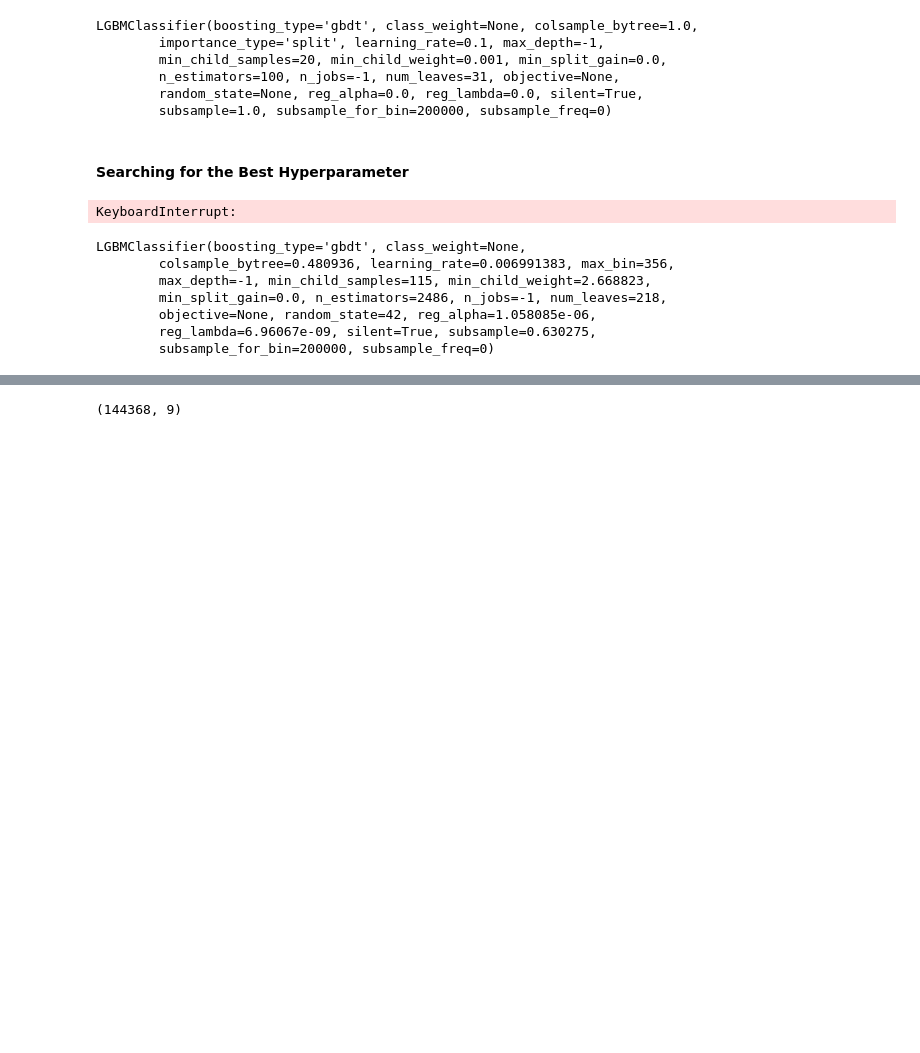
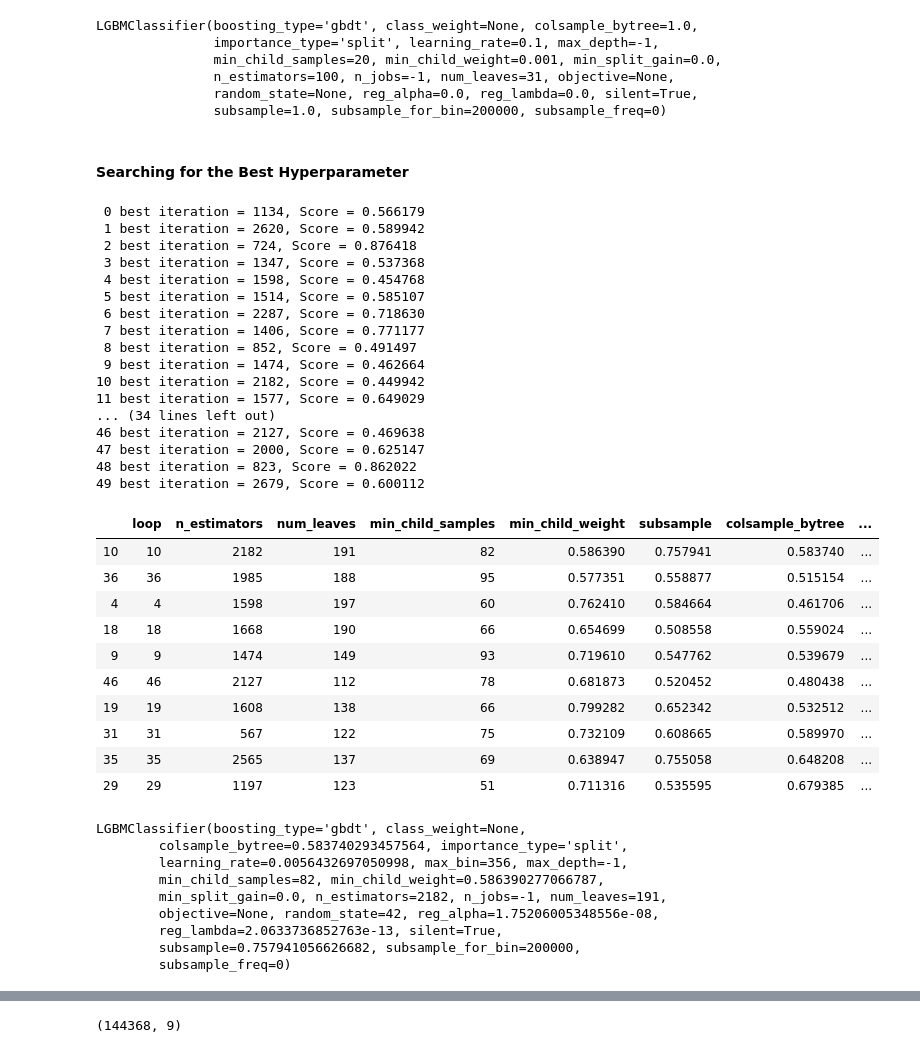
Before and after one commit to popo97kr/Otto-Group-Product-Classification, a Jupyter notebook: otto group product classification_lightGBM.ipynb, the cells around one changed output, grey strips where cells are left out. Saved outputs shown, nothing was run; the diff lists cells and outputs as text; code cells hidden in the pictures; blank space fills up the shorter version.

```diff
--- a/otto group product classification_lightGBM.ipynb
+++ b/otto group product classification_lightGBM.ipynb
@@ -121,9 +121,9 @@ from lightgbm import LGBMClassifier
 from sklearn.model_selection import StratifiedKFold, cross_val_score
 
 random_state = 42
-num_loop = 100
+num_loop = 50
 kf = StratifiedKFold(n_splits=5, random_state=random_state, shuffle=False) #5-cv
-finer_hyperparameters_list = []
+hyperparameters_list = []
 
 for loop in range(num_loop):
     n_estimators = np.random.randint(500, 3000)
@@ -136,62 +136,91 @@ for loop in range(num_loop):
     reg_lambda = 10 ** -np.random.uniform(low=5, high=15)
     learning_rate = 10 ** -np.random.uniform(low=0.9, high=3)
 
     parameters ={'loop': loop,
                  'n_estimators': n_estimators,
                  'num_leaves': num_leaves,
                  'min_child_samples': min_child_samples,
                  'min_child_weight': min_child_weight,
                  'subsample': subsample,
                  'colsample_bytree': colsample_bytree,
                  'reg_alpha': reg_alpha,
                  'reg_lambda': reg_lambda,
                  'n_estimators': n_estimators,
                  'learning_rate' : learning_rate,
                  'random_state': random_state}
 
     fit_params = {'verbose':0}
 
     model = LGBMClassifier(**parameters)
 
     score = cross_val_score(model, X_train, y_train, cv=kf, fit_params=fit_params, scoring='neg_log_loss').mean()
     score = -1.0 * score
 
     parameters['score'] = score
 
     print(f"{loop:2} best iteration = {parameters['n_estimators']}, Score = {parameters['score']:.6f}")
 
-    finer_hyperparameters_list.append(parameters)
-    finer_hyperparameters_data = pd.DataFrame(finer_hyperparameters_list)
-    finer_hyperparameters_data = finer_hyperparameters_data.sort_values(by="score")
+    hyperparameters_list.append(parameters)
+    hyperparameters_data = pd.DataFrame(hyperparameters_list)
+    hyperparameters_data = hyperparameters_data.sort_values(by="score")
 
-    finer_hyperparameters_data.to_csv("paramsearch.csv")
+    hyperparameters_data.to_csv("paramsearch.csv")
 
-finer_hyperparameters_data.head(10)
+hyperparameters_data.head(10)
 # %% [output]
-KeyboardInterrupt:
+ 0 best iteration = 1134, Score = 0.566179
+ 1 best iteration = 2620, Score = 0.589942
+ 2 best iteration = 724, Score = 0.876418
+ 3 best iteration = 1347, Score = 0.537368
+ 4 best iteration = 1598, Score = 0.454768
+ 5 best iteration = 1514, Score = 0.585107
+ 6 best iteration = 2287, Score = 0.718630
+ 7 best iteration = 1406, Score = 0.771177
+ 8 best iteration = 852, Score = 0.491497
+ 9 best iteration = 1474, Score = 0.462664
+10 best iteration = 2182, Score = 0.449942
+11 best iteration = 1577, Score = 0.649029
+... (34 lines left out)
+46 best iteration = 2127, Score = 0.469638
+47 best iteration = 2000, Score = 0.625147
+48 best iteration = 823, Score = 0.862022
+49 best iteration = 2679, Score = 0.600112
+|  | loop | n_estimators | num_leaves | min_child_samples | min_child_weight | subsample | colsample_bytree | ... |
+| 10 | 10 | 2182 | 191 | 82 | 0.586390 | 0.757941 | 0.583740 | ... |
+| 36 | 36 | 1985 | 188 | 95 | 0.577351 | 0.558877 | 0.515154 | ... |
+| 4 | 4 | 1598 | 197 | 60 | 0.762410 | 0.584664 | 0.461706 | ... |
+| 18 | 18 | 1668 | 190 | 66 | 0.654699 | 0.508558 | 0.559024 | ... |
+| 9 | 9 | 1474 | 149 | 93 | 0.719610 | 0.547762 | 0.539679 | ... |
+| 46 | 46 | 2127 | 112 | 78 | 0.681873 | 0.520452 | 0.480438 | ... |
+| 19 | 19 | 1608 | 138 | 66 | 0.799282 | 0.652342 | 0.532512 | ... |
+| 31 | 31 | 567 | 122 | 75 | 0.732109 | 0.608665 | 0.589970 | ... |
+| 35 | 35 | 2565 | 137 | 69 | 0.638947 | 0.755058 | 0.648208 | ... |
+| 29 | 29 | 1197 | 123 | 51 | 0.711316 | 0.535595 | 0.679385 | ... |
 # %%
 from lightgbm import LGBMClassifier
 
-model = LGBMClassifier(learning_rate=6.991383e-03,
-                       n_estimators=2486,
-                       num_leaves=218,
+model = LGBMClassifier(learning_rate=0.0056432697050998,
+                       n_estimators=2182,
+                       num_leaves=191,
                        max_bin=356,
-                       min_child_samples=115,
-                       min_child_weight=2.668823,
-                       subsample=0.630275,
-                       colsample_bytree=0.480936,
-                       reg_alpha=1.058085e-06,
-                       reg_lambda=6.960670e-09,
+                       min_child_samples=82,
+                       min_child_weight=0.586390277066787,
+                       subsample=0.757941056626682,
+                       colsample_bytree=0.583740293457564,
+                       reg_alpha=1.75206005348556E-08,
+                       reg_lambda=2.0633736852763E-13,
                        random_state=42)
 model
 # %% [output]
 LGBMClassifier(boosting_type='gbdt', class_weight=None,
-        colsample_bytree=0.480936, learning_rate=0.006991383, max_bin=356,
-        max_depth=-1, min_child_samples=115, min_child_weight=2.668823,
-        min_split_gain=0.0, n_estimators=2486, n_jobs=-1, num_leaves=218,
-        objective=None, random_state=42, reg_alpha=1.058085e-06,
-        reg_lambda=6.96067e-09, silent=True, subsample=0.630275,
-        subsample_for_bin=200000, subsample_freq=0)
+        colsample_bytree=0.583740293457564, importance_type='split',
+        learning_rate=0.0056432697050998, max_bin=356, max_depth=-1,
+        min_child_samples=82, min_child_weight=0.586390277066787,
+        min_split_gain=0.0, n_estimators=2182, n_jobs=-1, num_leaves=191,
+        objective=None, random_state=42, reg_alpha=1.75206005348556e-08,
+        reg_lambda=2.0633736852763e-13, silent=True,
+        subsample=0.757941056626682, subsample_for_bin=200000,
+        subsample_freq=0)
 # %%
 from sklearn.model_selection import StratifiedKFold, cross_val_score
 
```
Also changed, not shown: parts of 6 cells of this notebook, 3 other files.
